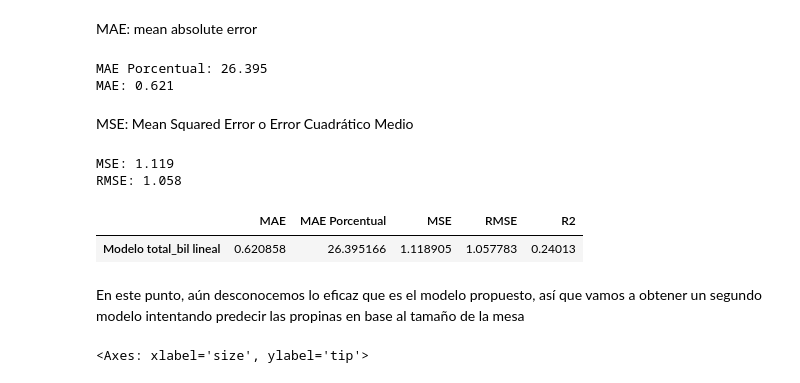
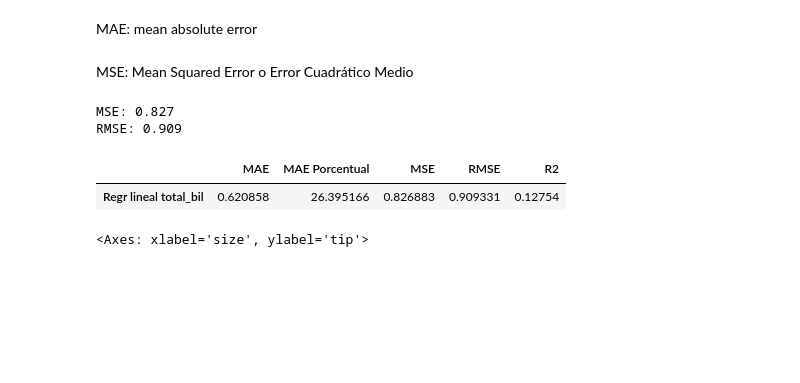
Before and after one commit to fjzamora93/Matlab_Seaborn_Scikit_TipTutorial, a Jupyter notebook: tips.ipynb, the cells around one changed output. Cells and saved outputs as stored; diff of their text form; code cells hidden in the pictures; blank space fills up the shorter version.

```diff
--- a/tips.ipynb
+++ b/tips.ipynb
@@ -12,8 +12,9 @@ from utils import *
 
 %matplotlib inline
 
-url = '../data/tips.csv'
+url = 'tips.csv'
 df = pd.read_csv(url)
+resultados = DataFrame({})
 #this-is
 # %% [markdown]
 ## Exploración del dataset
@@ -236,34 +237,27 @@ from utils import mean_absolute_percentage_error, mae_porcentual
 mae = mean_absolute_error(y_test, y_pred)
 mean_absolute_percentage_error(y_test, y_pred)
 mae_porc = mae_porcentual (y_test, y_pred)
-
-print(f'MAE Porcentual: {np.round(mae_porc,3)} \nMAE: {np.round(mae,3)}')
-# %% [output]
-MAE Porcentual: 26.395
-MAE: 0.621
 # %% [markdown]
 MSE: Mean Squared Error o Error Cuadrático Medio
 # %%
 from sklearn.metrics import mean_squared_error
 mse = mean_squared_error(y_test, y_pred)
 rmse = mean_squared_error(y_test, y_pred, squared=False)
 
 print(f'MSE: {np.round(mse,3)} \nRMSE: {np.round(rmse,3)}')
 
 resultados = pd.DataFrame({
      'MAE' : [mae],
      'MAE Porcentual' : [mae_porc],
      'MSE': [mse],
      'RMSE' : [rmse],
      'R2' : [model.score(X_train, y_train)]
-}, index=['Modelo total_bil lineal'])
+}, index=['Regr lineal total_bil'])
 
 resultados
 # %% [output]
-MSE: 1.119
-RMSE: 1.058
+MSE: 0.827
+RMSE: 0.909
 |  | MAE | MAE Porcentual | MSE | RMSE | R2 |
-| Modelo total_bil lineal | 0.620858 | 26.395166 | 1.118905 | 1.057783 | 0.24013 |
+| Regr lineal total_bil | 0.620858 | 26.395166 | 0.826883 | 0.909331 | 0.12754 |
-# %% [markdown]
-En este punto, aún desconocemos lo eficaz que es el modelo propuesto, así que vamos a obtener un segundo modelo intentando predecir las propinas en base al tamaño de la mesa
 # %%
```
Also changed, not shown: parts of 19 cells of this notebook, 2 other files.
